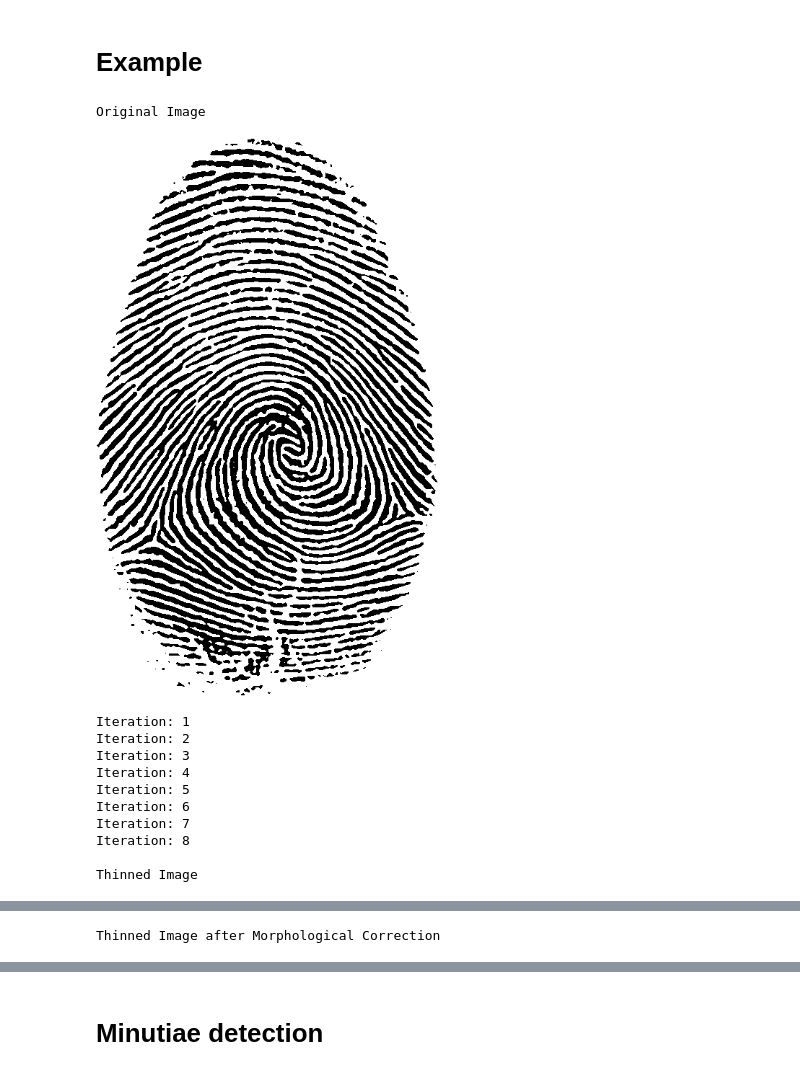
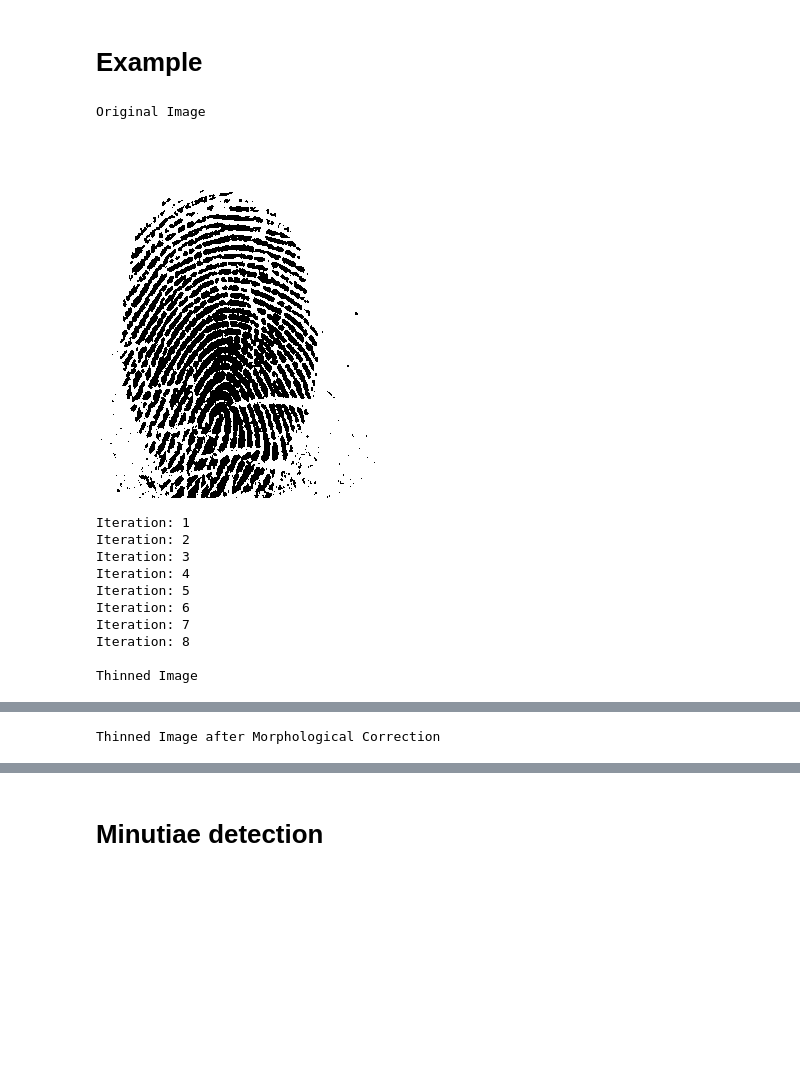
Before and after one commit to FilipLangiewicz/Fingerprints, a Jupyter notebook: main.ipynb, the cells around one changed output, grey strips where cells are left out. Drawn from its saved outputs; the diff is of its cells as text; code cells hidden in the pictures; blank space fills up the shorter version.

Commit message:
test of different fingerprints

```diff
--- a/main.ipynb
+++ b/main.ipynb
@@ -116,16 +116,16 @@ def correct_orig(farray: np.ndarray) -> np.ndarray:
 # %% [markdown]
 # **Example**
 # %%
-tester = 'test_data/tester.bmp'
+tester = 'data/palec44.bmp'
 skeleton = perform_thinning(path=tester,
                             show_by_iterations=False,
                             show=True,
                             algorithm='morphology',
                             correct_original=False,
                             correct_thinning=True)
 # %% [output]
 Original Image
-[figure, old version]
+[figure, new version]
 Iteration: 1
 Iteration: 2
 Iteration: 3
```
Also changed, not shown: parts of 2 cells of this notebook, 1 other file.
